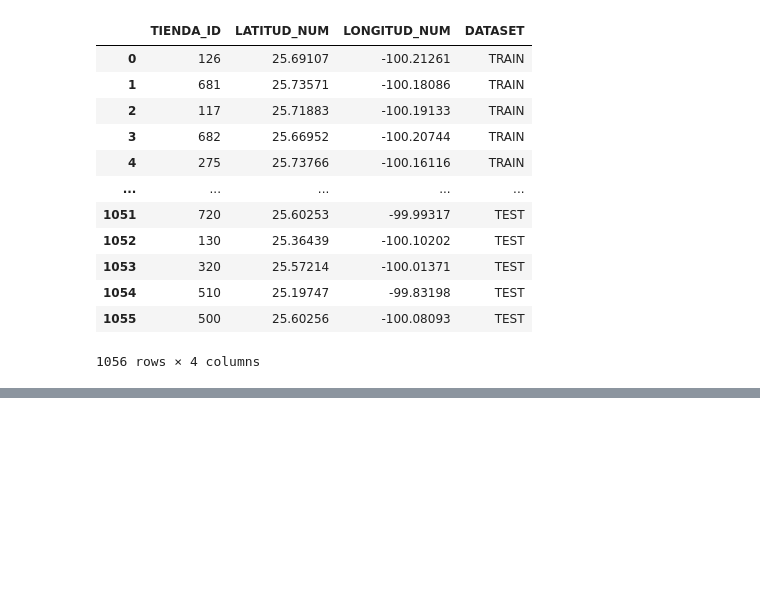
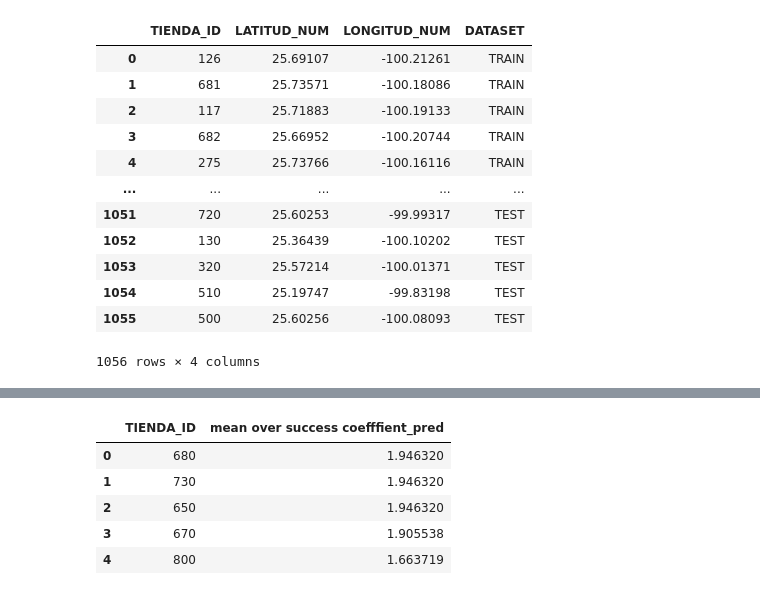
Before and after one commit to AdrianPinedaSanchez/Reto_Oxxo_DataKillers, a Jupyter notebook: Notebooks/EDA_IntegraciondatosOxxo.ipynb, the cells around one changed output, grey strips where cells are left out. Drawn from its saved outputs; the diff is of its cells as text; code cells hidden in the pictures; blank space fills up the shorter version.

```diff
--- a/Notebooks/EDA_IntegraciondatosOxxo.ipynb
+++ b/Notebooks/EDA_IntegraciondatosOxxo.ipynb
@@ -1424,0 +1530,35 @@ df_latlon.to_csv('ubicaciones.csv', index=False)
+# %%
+# Preprocesamiento y predicción del mean over success coefffient para df_test_enriquecido
+
+# Realiza one hot encoding SOLO de las columnas usadas en train
+cols_one_hot = [
+    'PLAZA_CVE',
+    'NIVELSOCIOECONOMICO_DES',
+    'ENTORNO_DES',
+    'SEGMENTO_MAESTRO_DESC',
+    'LID_UBICACION_TIENDA', 'nombre_municipio', 'nombre_estado',
+    'carta', 'ambito'
+]
+df_one_hot_test = pd.get_dummies(df_test_enriquecido, columns=cols_one_hot, prefix=cols_one_hot)
+
+# Asegura que todas las columnas de features estén presentes (faltantes se rellenan con 0)
+for col in features:
+    if col not in df_one_hot_test.columns:
+        df_one_hot_test[col] = 0
+X_test_pred = df_one_hot_test[features].copy().apply(pd.to_numeric, errors='coerce').fillna(0)
+
+# Usa el modelo entrenado (grid_search) para predecir el mean over success coefffient
+mean_over_success_pred = grid_search.predict(X_test_pred)
+
+# Agrega la predicción al DataFrame de test enriquecido
+df_test_enriquecido['mean over success coefffient_pred'] = mean_over_success_pred
+
+# Muestra las primeras filas con el resultado
+df_test_enriquecido[['TIENDA_ID', 'mean over success coefffient_pred']].head()
+# %% [output]
+|  | TIENDA_ID | mean over success coefffient_pred |
+| 0 | 680 | 1.946320 |
+| 1 | 730 | 1.946320 |
+| 2 | 650 | 1.946320 |
+| 3 | 670 | 1.905538 |
+| 4 | 800 | 1.663719 |
```
Also changed, not shown: parts of 6 cells of this notebook.
